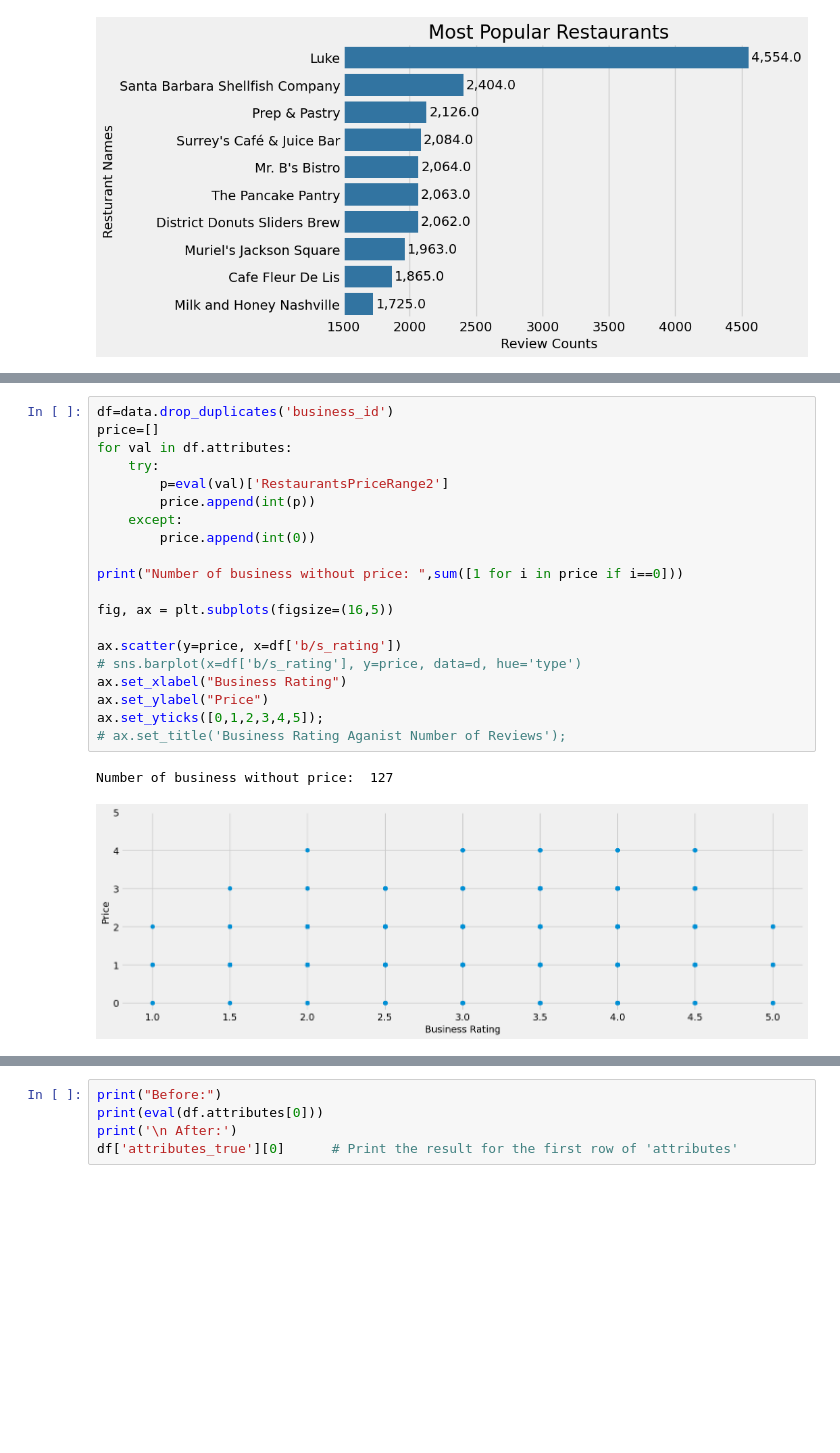
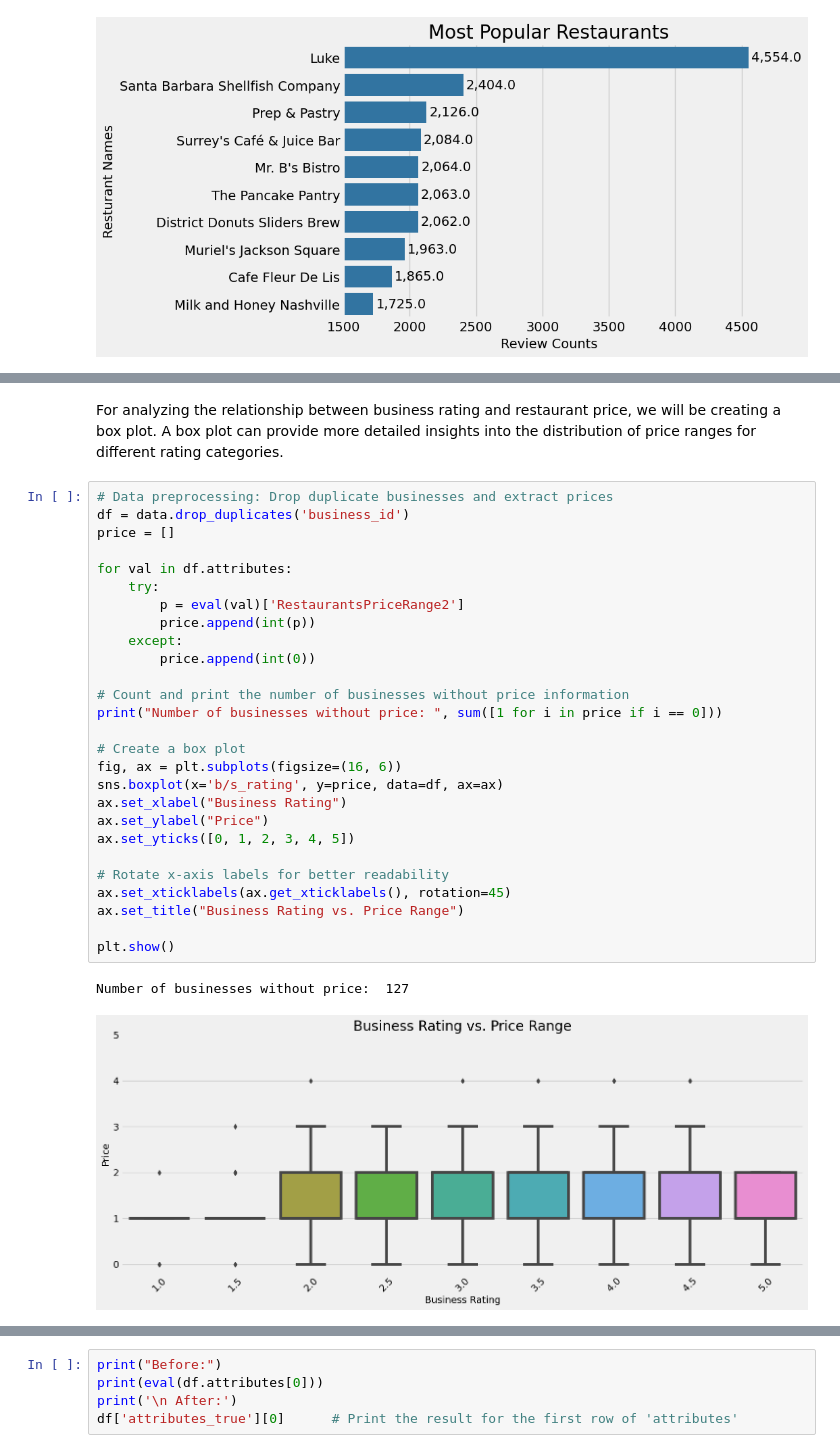
Before and after one commit to sha-ddie/Restaurant-Recommender-System, a Jupyter notebook: student.ipynb, the cells around one changed output, grey strips where cells are left out. Drawn from its saved outputs; the diff is of its cells as text; blank space fills up the shorter version.

```diff
--- a/student.ipynb
+++ b/student.ipynb
@@ -504,23 +525,32 @@ ax.bar_label( ax.containers[0],padding=3, fmt='{:,}');
+# %% [markdown]
+For analyzing the relationship between business rating and restaurant price, we will be creating a box plot. A box plot can provide more detailed insights into the distribution of price ranges for different rating categories.
 # %%
-df=data.drop_duplicates('business_id')
-price=[]
+# Data preprocessing: Drop duplicate businesses and extract prices
+df = data.drop_duplicates('business_id')
+price = []
+
 for val in df.attributes:
     try:
-        p=eval(val)['RestaurantsPriceRange2']
+        p = eval(val)['RestaurantsPriceRange2']
         price.append(int(p))
     except:
         price.append(int(0))
 
-print("Number of business without price: ",sum([1 for i in price if i==0]))
+# Count and print the number of businesses without price information
+print("Number of businesses without price: ", sum([1 for i in price if i == 0]))
 
-fig, ax = plt.subplots(figsize=(16,5))
-
-ax.scatter(y=price, x=df['b/s_rating'])
-# sns.barplot(x=df['b/s_rating'], y=price, data=d, hue='type')
+# Create a box plot
+fig, ax = plt.subplots(figsize=(16, 6))
+sns.boxplot(x='b/s_rating', y=price, data=df, ax=ax)
 ax.set_xlabel("Business Rating")
 ax.set_ylabel("Price")
-ax.set_yticks([0,1,2,3,4,5]);
-# ax.set_title('Business Rating Aganist Number of Reviews');
+ax.set_yticks([0, 1, 2, 3, 4, 5])
+
+# Rotate x-axis labels for better readability
+ax.set_xticklabels(ax.get_xticklabels(), rotation=45)
+ax.set_title("Business Rating vs. Price Range")
+
+plt.show()
 # %% [output]
-Number of business without price:  127
+Number of businesses without price:  127
-[figure, old version]
+[figure, new version]
```
Also changed, not shown: parts of 68 cells of this notebook.
